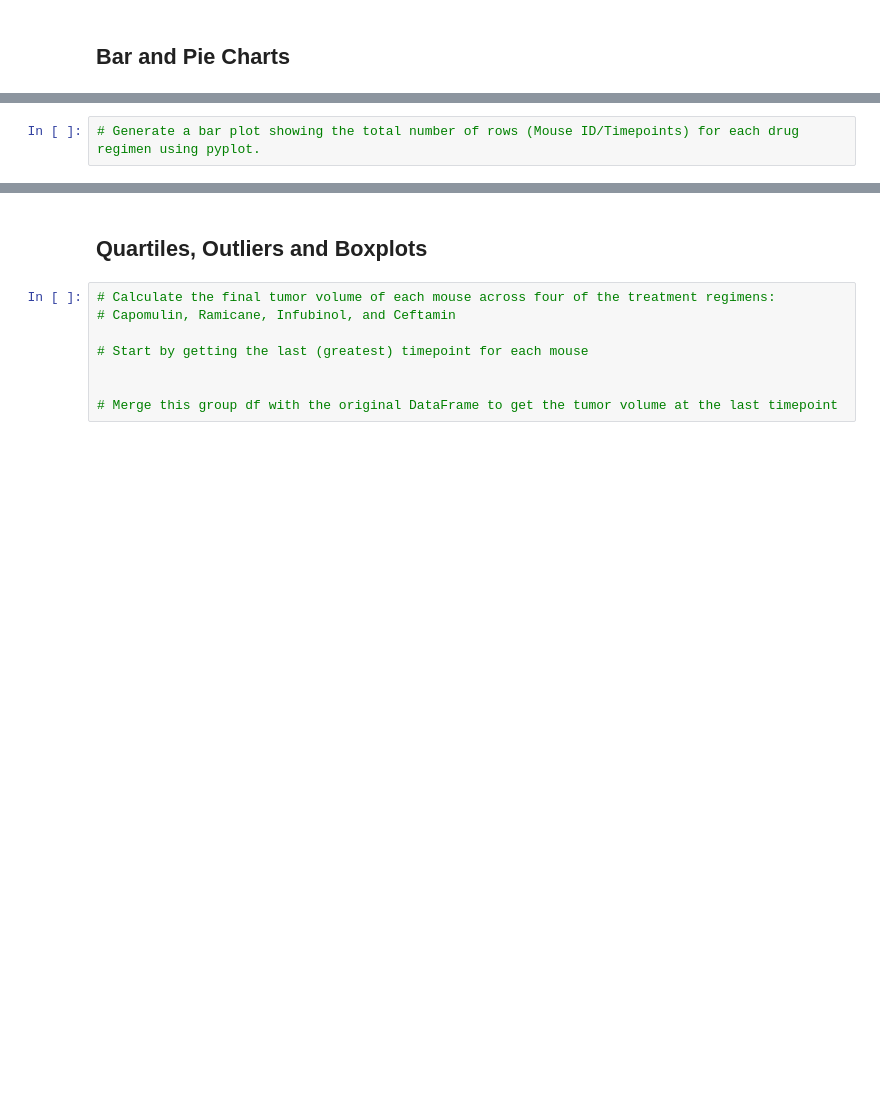
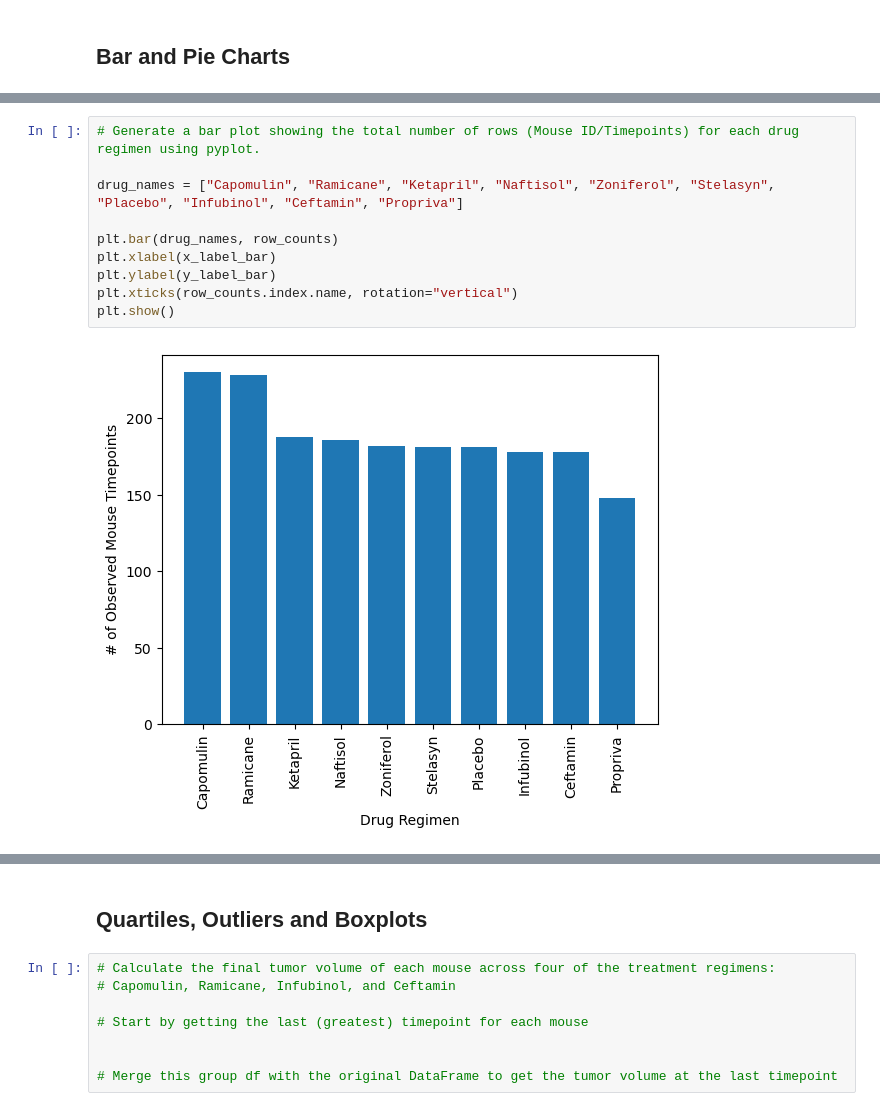
Before and after one commit to dmropp/data-visualization-challenge, a Jupyter notebook: Pymaceuticals/pymaceuticals_main.ipynb, the cells around one changed output, grey strips where cells are left out. Drawn from its saved outputs; the diff is of its cells as text; blank space fills up the shorter version.

```diff
--- a/Pymaceuticals/pymaceuticals_main.ipynb
+++ b/Pymaceuticals/pymaceuticals_main.ipynb
@@ -166,4 +194,14 @@ summary_stats
 # %%
 # Generate a bar plot showing the total number of rows (Mouse ID/Timepoints) for each drug regimen using pyplot.
+
+drug_names = ["Capomulin", "Ramicane", "Ketapril", "Naftisol", "Zoniferol", "Stelasyn", "Placebo", "Infubinol", "Ceftamin", "Propriva"]
+
+plt.bar(drug_names, row_counts)
+plt.xlabel(x_label_bar)
+plt.ylabel(y_label_bar)
+plt.xticks(row_counts.index.name, rotation="vertical")
+plt.show()
+# %% [output]
+[figure, added]
 # %%
 # Generate a pie plot showing the distribution of female versus male mice using Pandas
```
Also changed, not shown: parts of 4 cells of this notebook.
